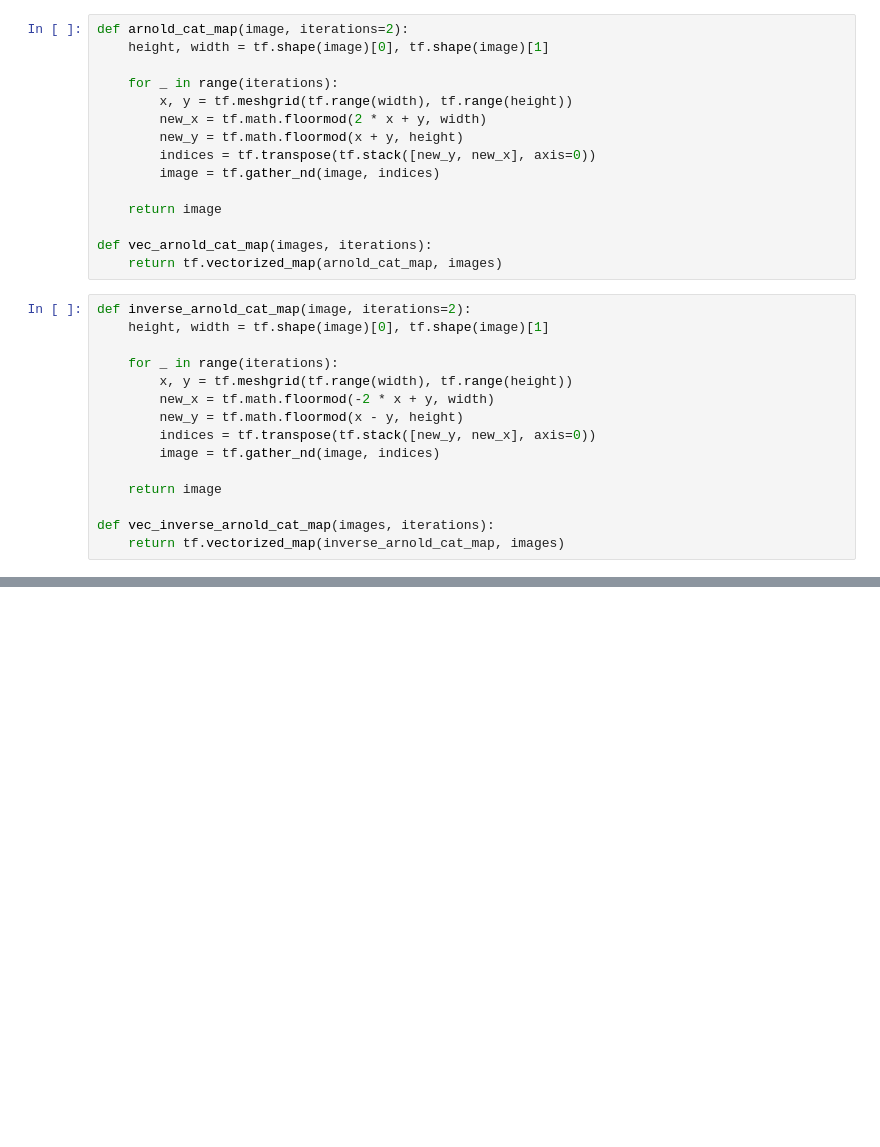
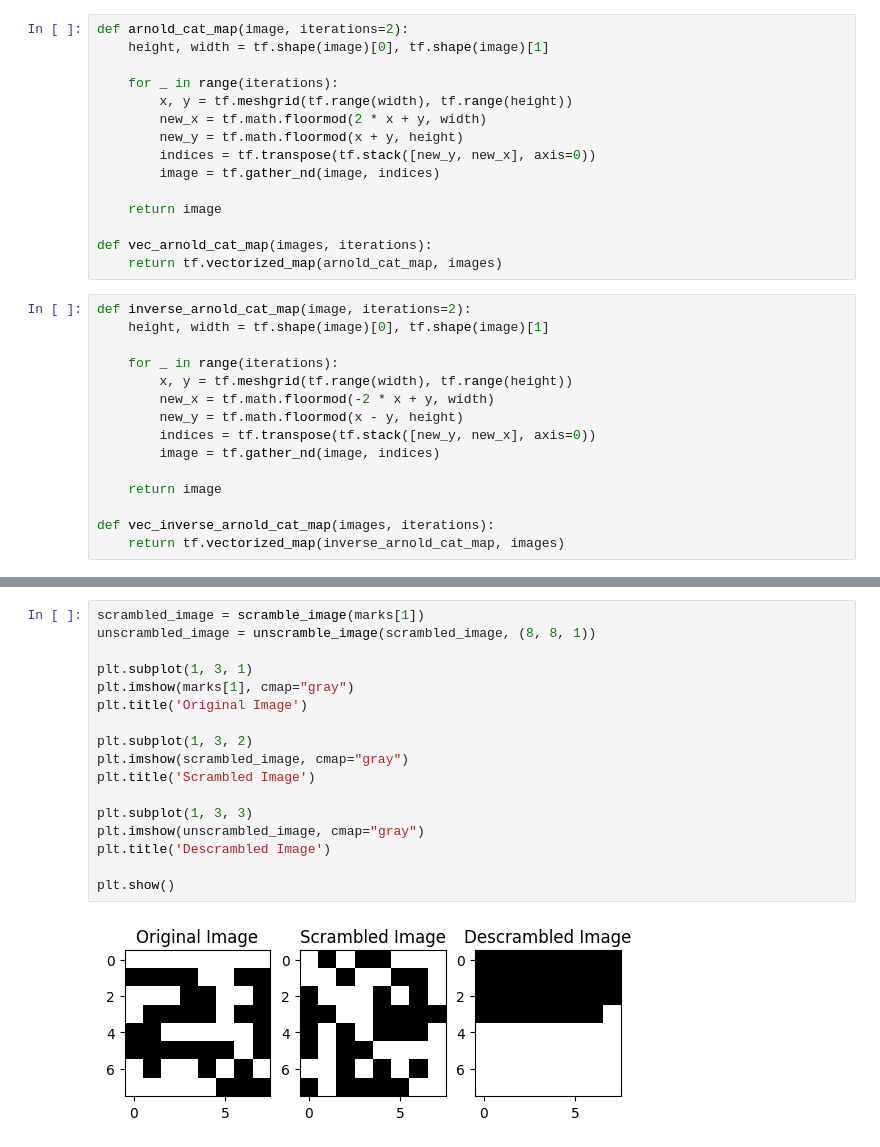
Before and after one commit to schalappe/watermark_resolution, a Jupyter notebook: notebooks/0.1-marks.ipynb, the cells around one changed output, grey strips where cells are left out. Drawn from its saved outputs; the diff is of its cells as text; blank space fills up the shorter version.

```diff
--- a/notebooks/0.1-marks.ipynb
+++ b/notebooks/0.1-marks.ipynb
@@ -90,0 +121,19 @@ plt.show()
+# %%
+scrambled_image = scramble_image(marks[1])
+unscrambled_image = unscramble_image(scrambled_image, (8, 8, 1))
+
+plt.subplot(1, 3, 1)
+plt.imshow(marks[1], cmap="gray")
+plt.title('Original Image')
+
+plt.subplot(1, 3, 2)
+plt.imshow(scrambled_image, cmap="gray")
+plt.title('Scrambled Image')
+
+plt.subplot(1, 3, 3)
+plt.imshow(unscrambled_image, cmap="gray")
+plt.title('Descrambled Image')
+
+plt.show()
+# %% [output]
+[figure, added]
```
Also changed, not shown: parts of 5 cells of this notebook, 15 other files.
